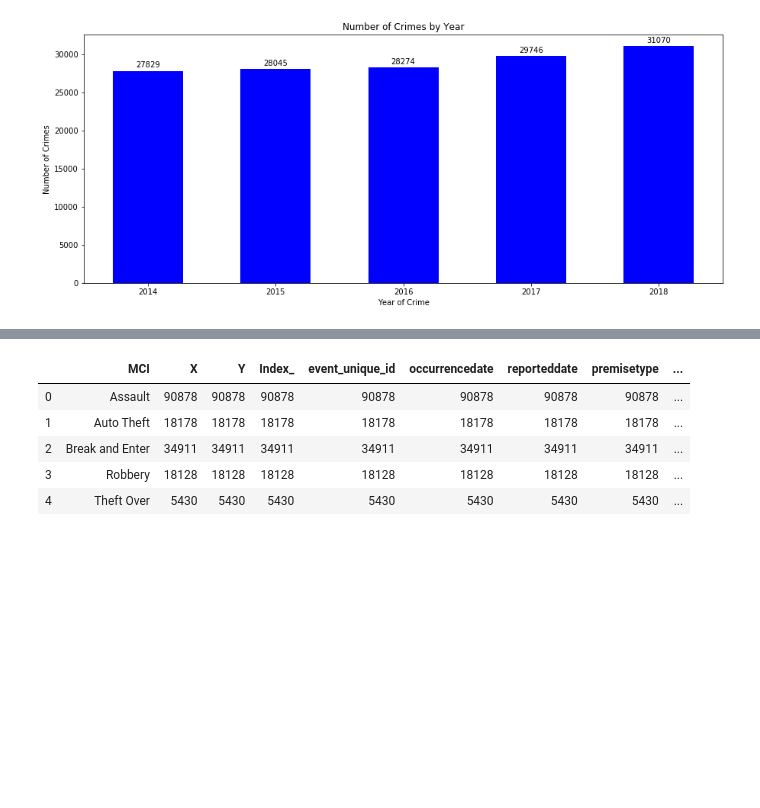
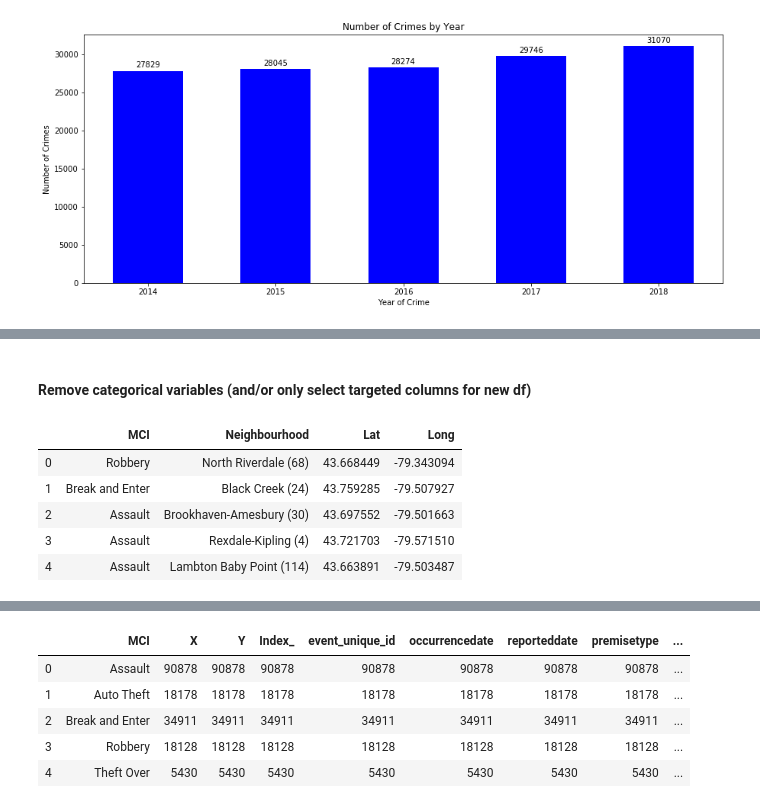
Before and after one commit to jboyce95/Coursera-IBM-DS-Capstone_Wk4-5, a Jupyter notebook: Coursera_Capstone_Toronto_Wk4-5.ipynb, the cells around one changed output, grey strips where cells are left out. Saved outputs shown, nothing was run; the diff lists cells and outputs as text; code cells hidden in the pictures; blank space fills up the shorter version.

```diff
--- a/Coursera_Capstone_Toronto_Wk4-5.ipynb
+++ b/Coursera_Capstone_Toronto_Wk4-5.ipynb
@@ -1430,0 +1465,13 @@ temp_junk
+# %% [markdown]
+#### Remove categorical variables (and/or only select targeted columns for new df)
+# %%
+#remove categorical variables (and/or only select targeted columns for new df)
+toronto_crime_scrub_4kmeans = toronto_crime_scrub[['MCI','Neighbourhood','Lat','Long']]
+toronto_crime_scrub_4kmeans.head()
+# %% [output]
+|  | MCI | Neighbourhood | Lat | Long |
+| 0 | Robbery | North Riverdale (68) | 43.668449 | -79.343094 |
+| 1 | Break and Enter | Black Creek (24) | 43.759285 | -79.507927 |
+| 2 | Assault | Brookhaven-Amesbury (30) | 43.697552 | -79.501663 |
+| 3 | Assault | Rexdale-Kipling (4) | 43.721703 | -79.571510 |
+| 4 | Assault | Lambton Baby Point (114) | 43.663891 | -79.503487 |
```
Also changed, not shown: parts of 62 cells of this notebook.
